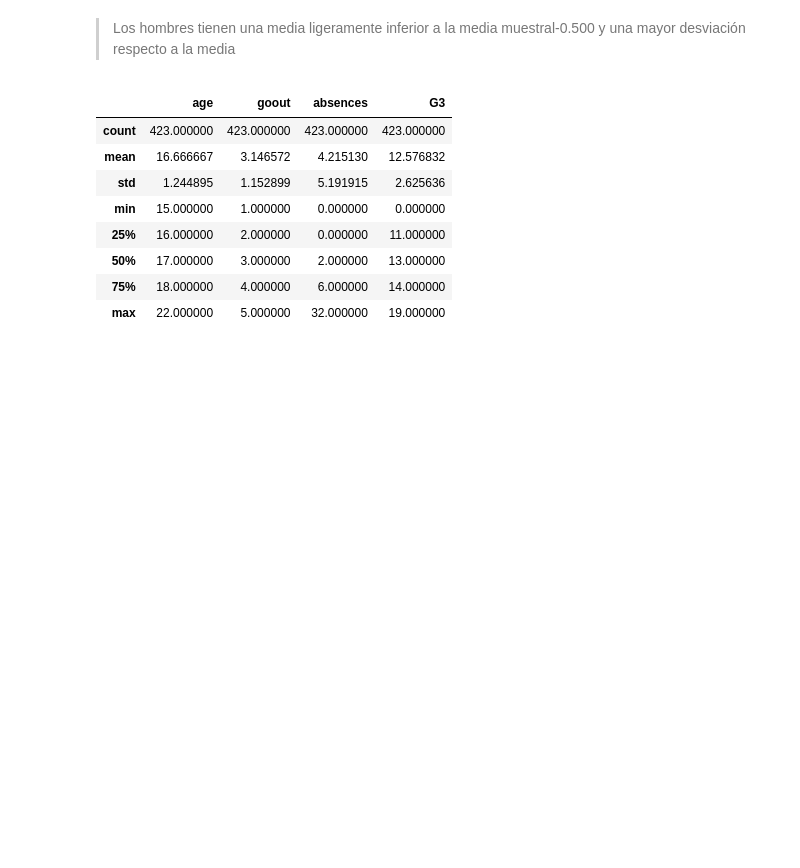
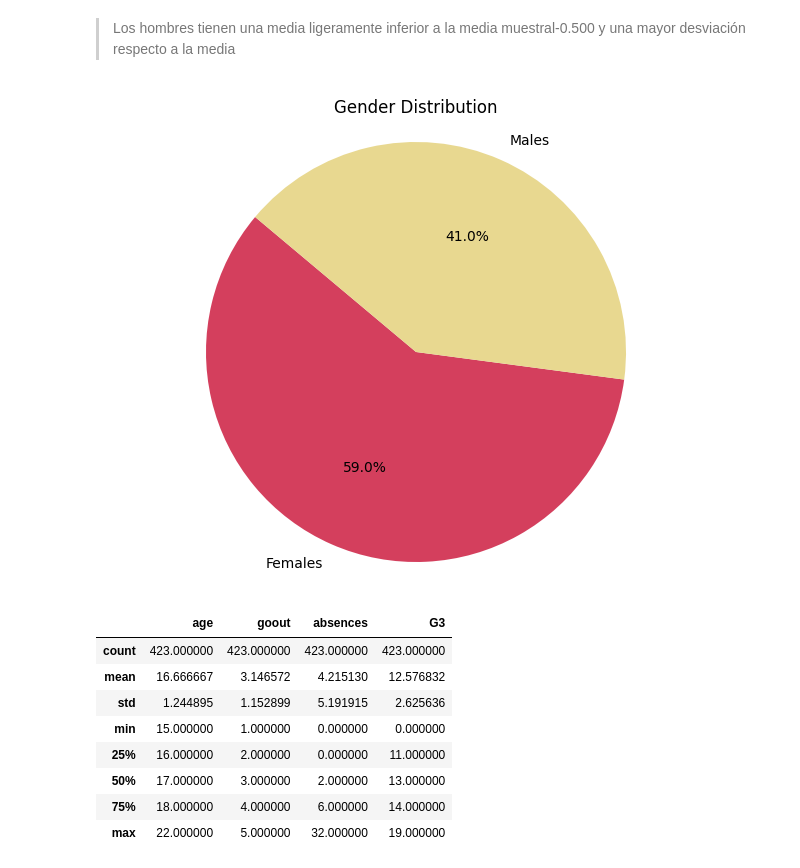
Before and after one commit to Tumup/estadistica, a Jupyter notebook: ESTADISTICA/analisis.ipynb, the cells around one changed output. Cells and saved outputs as stored; diff of their text form; code cells hidden in the pictures; blank space fills up the shorter version.

Commit message:
Graficos de tarta de sexo y colegios
También he eliminado la gráfica en la que he estaban juntos

```diff
--- a/ESTADISTICA/analisis.ipynb
+++ b/ESTADISTICA/analisis.ipynb
@@ -119,6 +119,32 @@ dfcM.describe()
 | max | 22.000000 | 5.000000 | 26.000000 | 19.000000 |
 # %% [markdown]
 > Los hombres tienen una media ligeramente inferior a la media muestral-0.500 y una mayor desviación respecto a la media
+# %%
+import matplotlib.pyplot as plt
+
+# Suponiendo que 'dfcF' y 'dfcM' son DataFrames de pandas
+
+# Contar el número de observaciones para cada categoría
+num_females = dfcF.shape[0]
+num_males = dfcM.shape[0]
+
+# Etiquetas para las secciones de la tarta
+labels = ['Females', 'Males']
+
+# Datos para las secciones de la tarta
+sizes = [num_females, num_males]
+
+# Colores para las secciones de la tarta
+colors = ['#d43f5d', '#e8d890']
+
+# Crear el gráfico de tarta
+plt.figure(figsize=(8, 6))  # Tamaño del gráfico
+plt.pie(sizes, labels=labels, colors=colors, autopct='%1.1f%%', startangle=140)
+plt.axis('equal')  # Aspecto circular
+plt.title('Gender Distribution')  # Título del gráfico
+plt.show()
+# %% [output]
+[figure, added]
 # %%
 dfcGP.describe()
 # %% [output]
```
Also changed, not shown: parts of 5 cells of this notebook.
